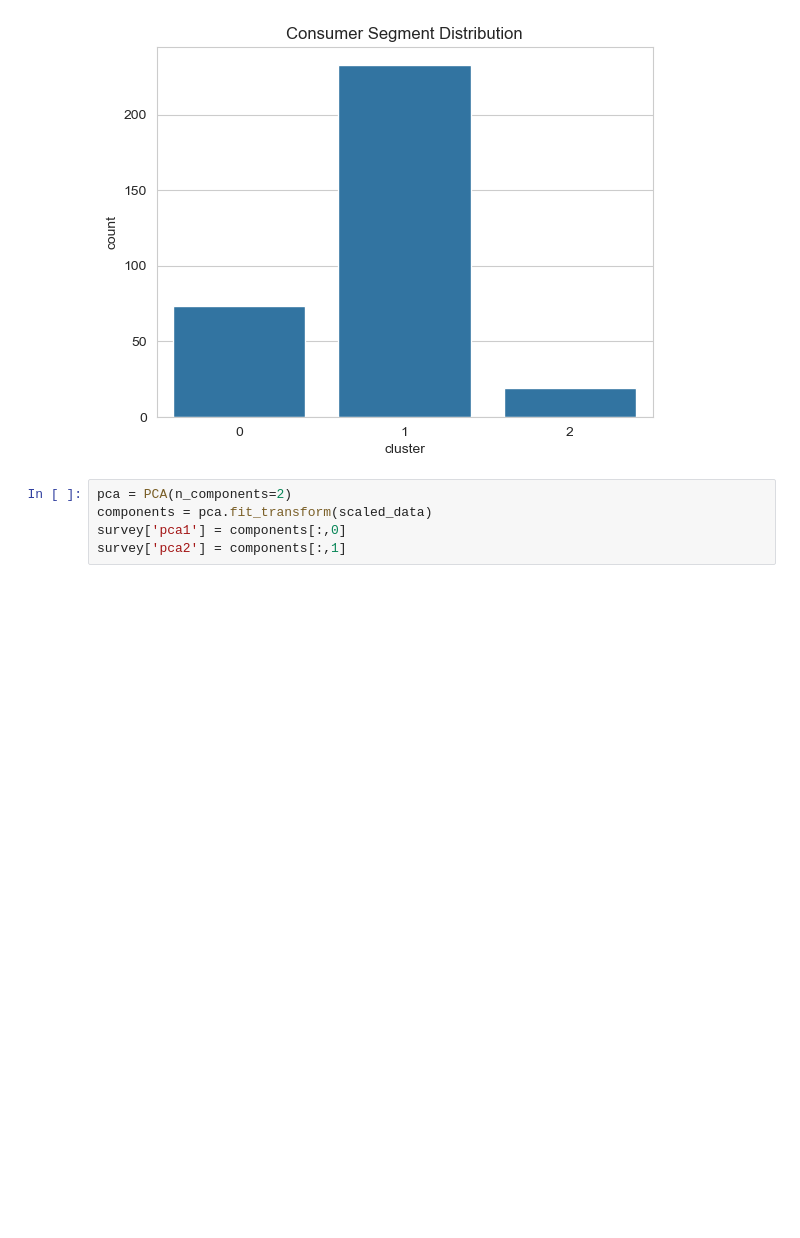
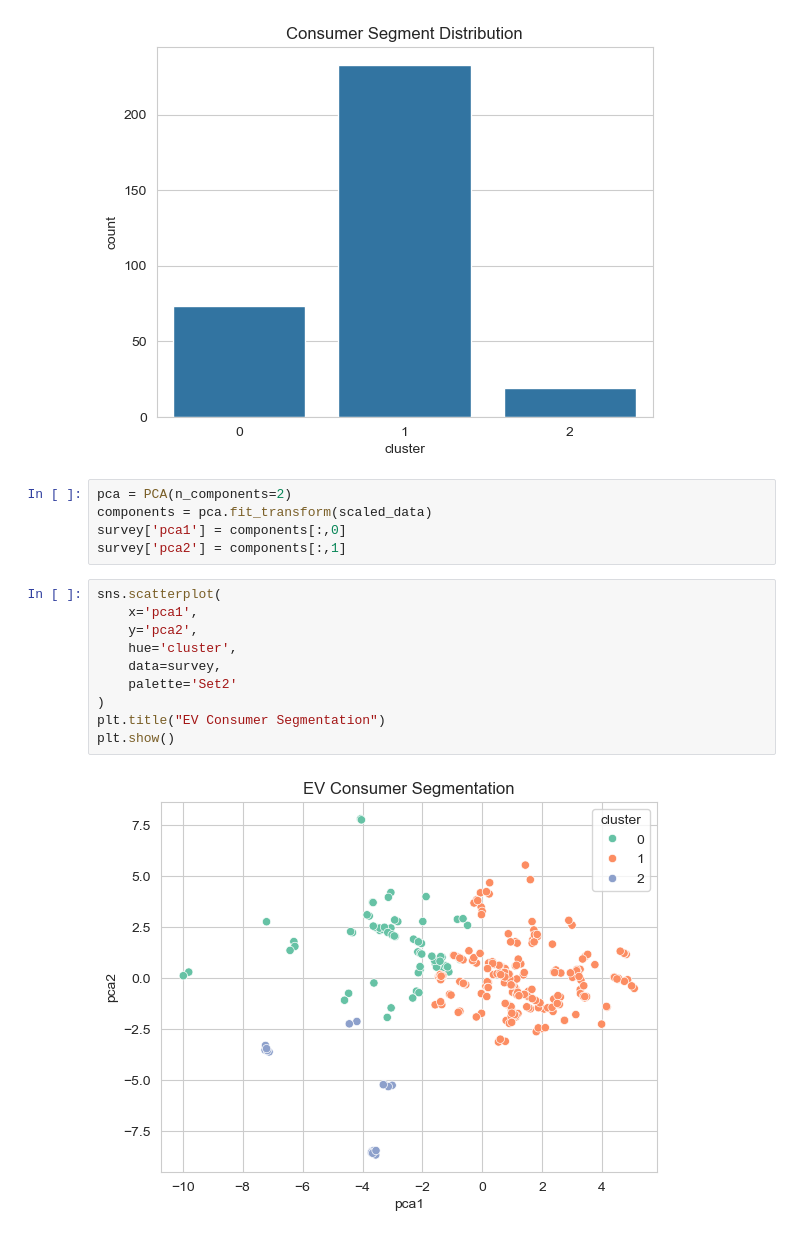
Before and after one commit to AnanthaRam-GS/eVehicle-adoption-analytics, a Jupyter notebook: notebooks/consumer_segmentation.ipynb, the cells around one changed output. Saved outputs shown, nothing was run; the diff lists cells and outputs as text; blank space fills up the shorter version.

Commit message:
docs: Capture and save executed cell output, including a plot, in the consumer segmentation notebook

```diff
--- a/notebooks/consumer_segmentation.ipynb
+++ b/notebooks/consumer_segmentation.ipynb
@@ -96,3 +96,15 @@ pca = PCA(n_components=2)
 components = pca.fit_transform(scaled_data)
 survey['pca1'] = components[:,0]
 survey['pca2'] = components[:,1]
+# %%
+sns.scatterplot(
+    x='pca1',
+    y='pca2',
+    hue='cluster',
+    data=survey,
+    palette='Set2'
+)
+plt.title("EV Consumer Segmentation")
+plt.show()
+# %% [output]
+[figure, added]
```
